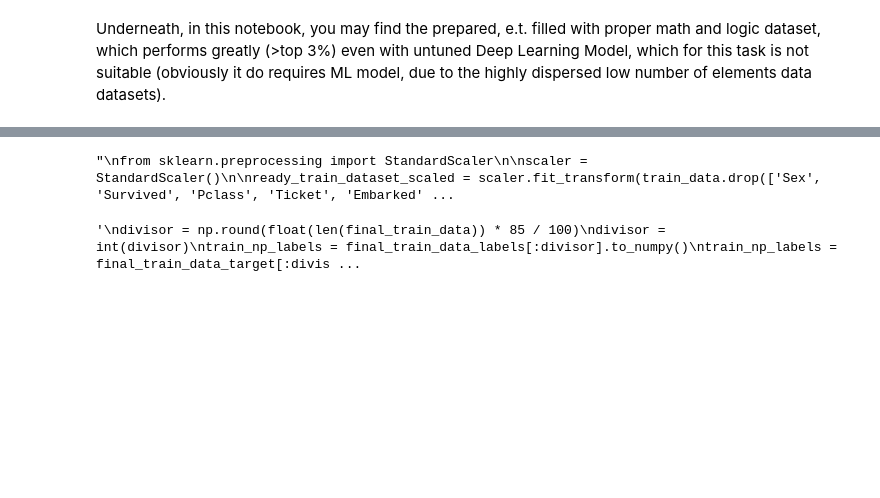
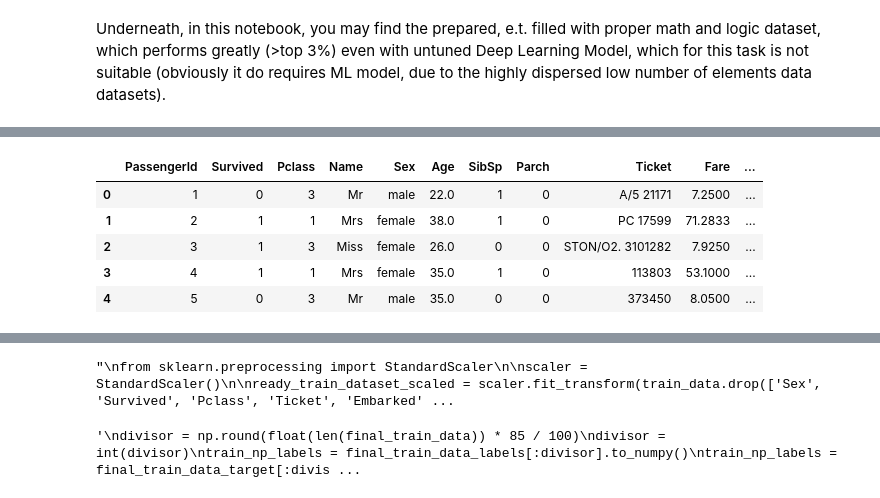
Before and after one commit to LozinskiMatthew/Kaggle-Titanic-Dataset-Prepared, a Jupyter notebook: Prepared_kaggle_titanic_dataset.ipynb, the cells around one changed output, grey strips where cells are left out. Drawn from its saved outputs; the diff is of its cells as text; code cells hidden in the pictures; blank space fills up the shorter version.

```diff
--- a/Prepared_kaggle_titanic_dataset.ipynb
+++ b/Prepared_kaggle_titanic_dataset.ipynb
@@ -37,21 +40,30 @@ train.csv           100%[===================>]  58.89K  --.-KB/s    in 0.01s
 # %%
-# Data cleansed
-finding_patterns = pd.concat([train_data, test_data], axis=0)
+# Data cleansed, additionally PCA was adjusted,
+finding_patterns = pd.concat([train_data, test_data], axis=0) # Name finding patterns was made, in the bigger verions, where I did extensive data exploration
 train_data['Age'] = train_data['Age'].fillna(value=finding_patterns['Age'].mean())
 train_data['Fare'] = train_data['Fare'].fillna(value=finding_patterns['Fare'].mean())
 test_data['Age'] = test_data['Age'].fillna(value=finding_patterns['Age'].mean())
 test_data['Fare'] = test_data['Fare'].fillna(value=finding_patterns['Fare'].mean())
-train_data['Embarked'] = train_data['Embarked'].fillna(value='X')
+train_data['Embarked'] = train_data['Embarked'].fillna(value='S') # There are two Nans, thus I wont create a new column, it's not worth it to make more dimensions (+ S dominates)
 train_data['LetterInCabin'] = train_data['Cabin'].str[0]
 test_data['LetterInCabin'] = test_data['Cabin'].str[0]
 train_data = train_data.drop(['Cabin'], axis=1)
 test_data = test_data.drop(['Cabin'], axis=1)
 train_data['Name'].str.extract('([A-Za-z]+)\.', expand=True)
 train_data['Name'] = train_data['Name'].str.extract('([A-Za-z]+)\.', expand=True)
-train_data.loc[train_data['Age'] < 12, 'Name'] = 'Kid'
+train_data.loc[train_data['Age'] < 15, 'Name'] = 'Kid' # The crew considered them to be children
 train_data['LetterInCabin'] = train_data['LetterInCabin'].fillna(value='N')
 test_data['Name'] = test_data['Name'].str.extract('([A-Za-z]+)\.', expand=True)
-test_data.loc[test_data['Age'] < 12, 'Name'] = 'Kid'
+test_data.loc[test_data['Age'] < 15, 'Name'] = 'Kid'
 test_data['LetterInCabin'] = test_data['LetterInCabin'].fillna(value='N')
+# %%
+train_data.head()
+# %% [output]
+|  | PassengerId | Survived | Pclass | Name | Sex | Age | SibSp | Parch | Ticket | Fare | ... |
+| 0 | 1 | 0 | 3 | Mr | male | 22.0 | 1 | 0 | A/5 21171 | 7.2500 | ... |
+| 1 | 2 | 1 | 1 | Mrs | female | 38.0 | 1 | 0 | PC 17599 | 71.2833 | ... |
+| 2 | 3 | 1 | 3 | Miss | female | 26.0 | 0 | 0 | STON/O2. 3101282 | 7.9250 | ... |
+| 3 | 4 | 1 | 1 | Mrs | female | 35.0 | 1 | 0 | 113803 | 53.1000 | ... |
+| 4 | 5 | 0 | 3 | Mr | male | 35.0 | 0 | 0 | 373450 | 8.0500 | ... |
 # %%
 # Normalization
```
Also changed, not shown: parts of 12 cells of this notebook, 1 other file.
